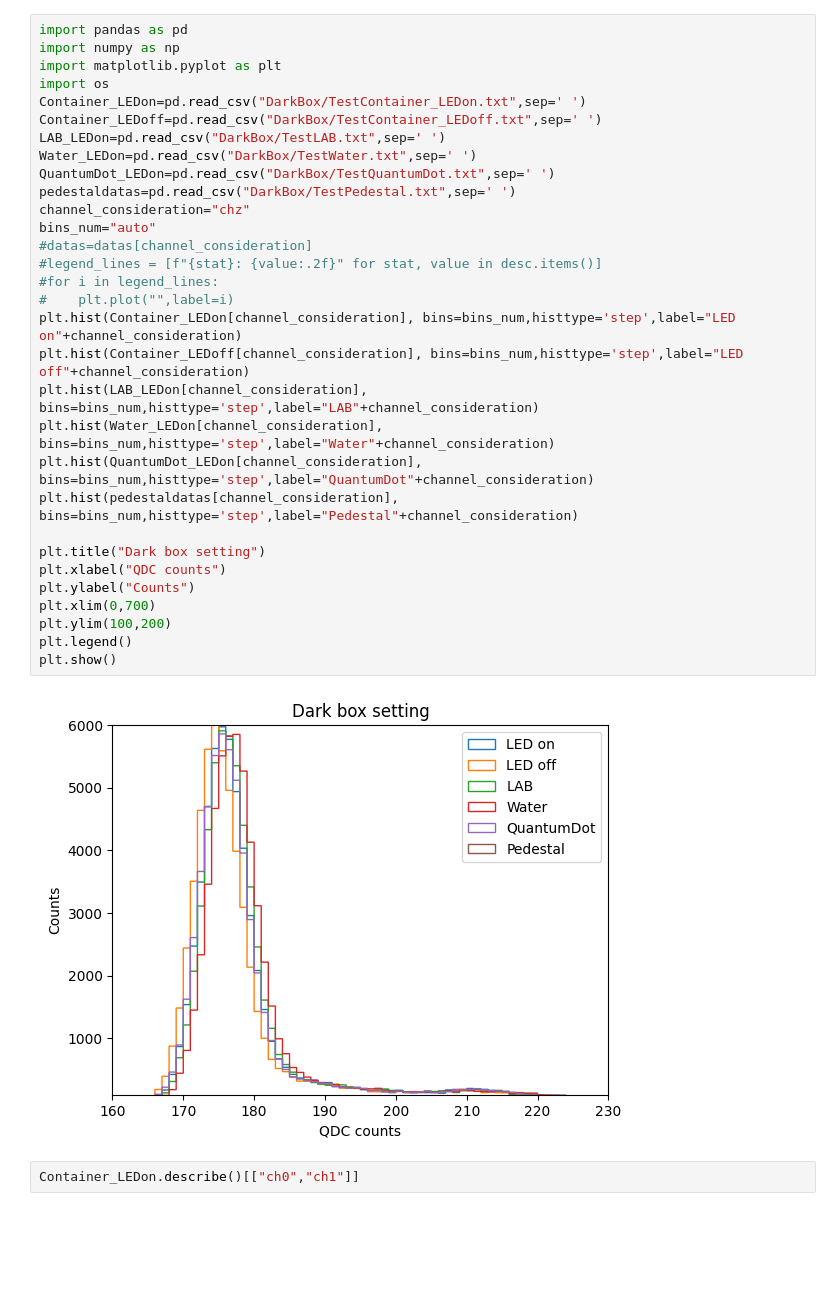
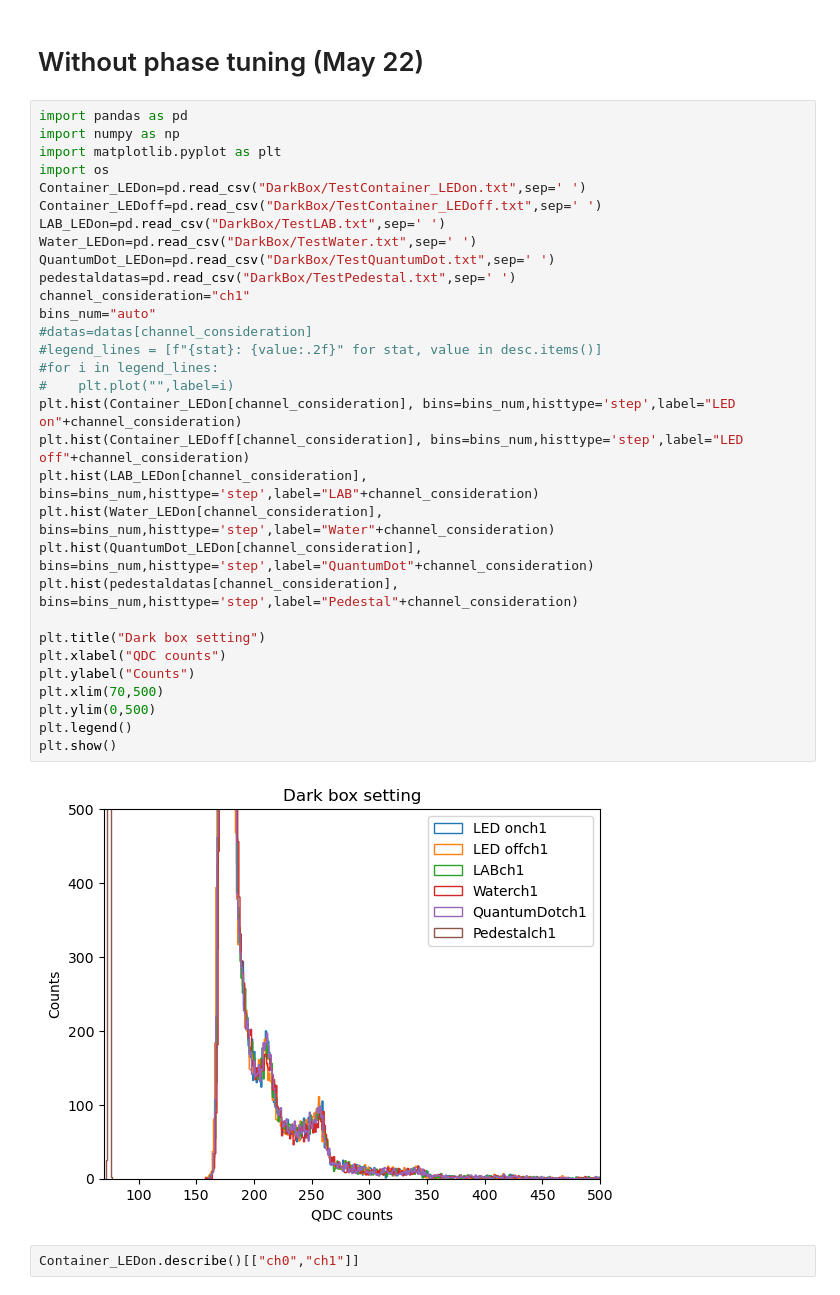
Before and after one commit to keiyinau/LabDataAnalysis, a Jupyter notebook: datas/dataset_may22/DarkBoxAnalysis.ipynb, the cells around one changed output. Cells and saved outputs as stored; diff of their text form; blank space fills up the shorter version.

```diff
--- a/datas/dataset_may22/DarkBoxAnalysis.ipynb
+++ b/datas/dataset_may22/DarkBoxAnalysis.ipynb
@@ -1,36 +40,38 @@
+# %% [markdown]
+# Without phase tuning (May 22)
 # %%
 import pandas as pd
 import numpy as np
 import matplotlib.pyplot as plt
 import os
 Container_LEDon=pd.read_csv("DarkBox/TestContainer_LEDon.txt",sep=' ')
 Container_LEDoff=pd.read_csv("DarkBox/TestContainer_LEDoff.txt",sep=' ')
 LAB_LEDon=pd.read_csv("DarkBox/TestLAB.txt",sep=' ')
 Water_LEDon=pd.read_csv("DarkBox/TestWater.txt",sep=' ')
 QuantumDot_LEDon=pd.read_csv("DarkBox/TestQuantumDot.txt",sep=' ')
 pedestaldatas=pd.read_csv("DarkBox/TestPedestal.txt",sep=' ')
-channel_consideration="chz"
+channel_consideration="ch1"
 bins_num="auto"
 #datas=datas[channel_consideration]
 #legend_lines = [f"{stat}: {value:.2f}" for stat, value in desc.items()]
 #for i in legend_lines:
 #    plt.plot("",label=i)
 plt.hist(Container_LEDon[channel_consideration], bins=bins_num,histtype='step',label="LED on"+channel_consideration)
 plt.hist(Container_LEDoff[channel_consideration], bins=bins_num,histtype='step',label="LED off"+channel_consideration)
 plt.hist(LAB_LEDon[channel_consideration], bins=bins_num,histtype='step',label="LAB"+channel_consideration)
 plt.hist(Water_LEDon[channel_consideration], bins=bins_num,histtype='step',label="Water"+channel_consideration)
 plt.hist(QuantumDot_LEDon[channel_consideration], bins=bins_num,histtype='step',label="QuantumDot"+channel_consideration)
 plt.hist(pedestaldatas[channel_consideration], bins=bins_num,histtype='step',label="Pedestal"+channel_consideration)
 
 plt.title("Dark box setting")
 plt.xlabel("QDC counts")
 plt.ylabel("Counts")
-plt.xlim(0,700)
-plt.ylim(100,200)
+plt.xlim(70,500)
+plt.ylim(0,500)
 plt.legend()
 plt.show()
 # %% [output]
-[figure, old version]
+[figure, new version]
 # %%
 Container_LEDon.describe()[["ch0","ch1"]]
 # %% [output]
```
Also changed, not shown: parts of 17 cells of this notebook, 1 other file.
